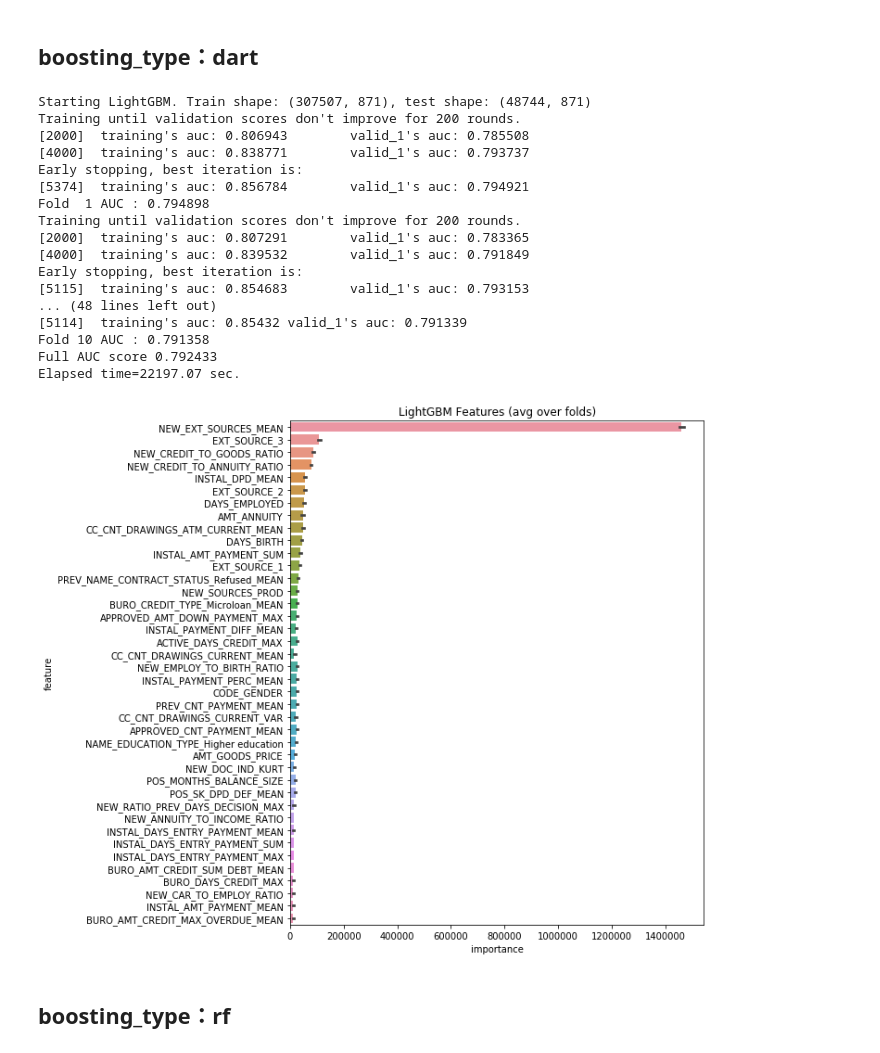
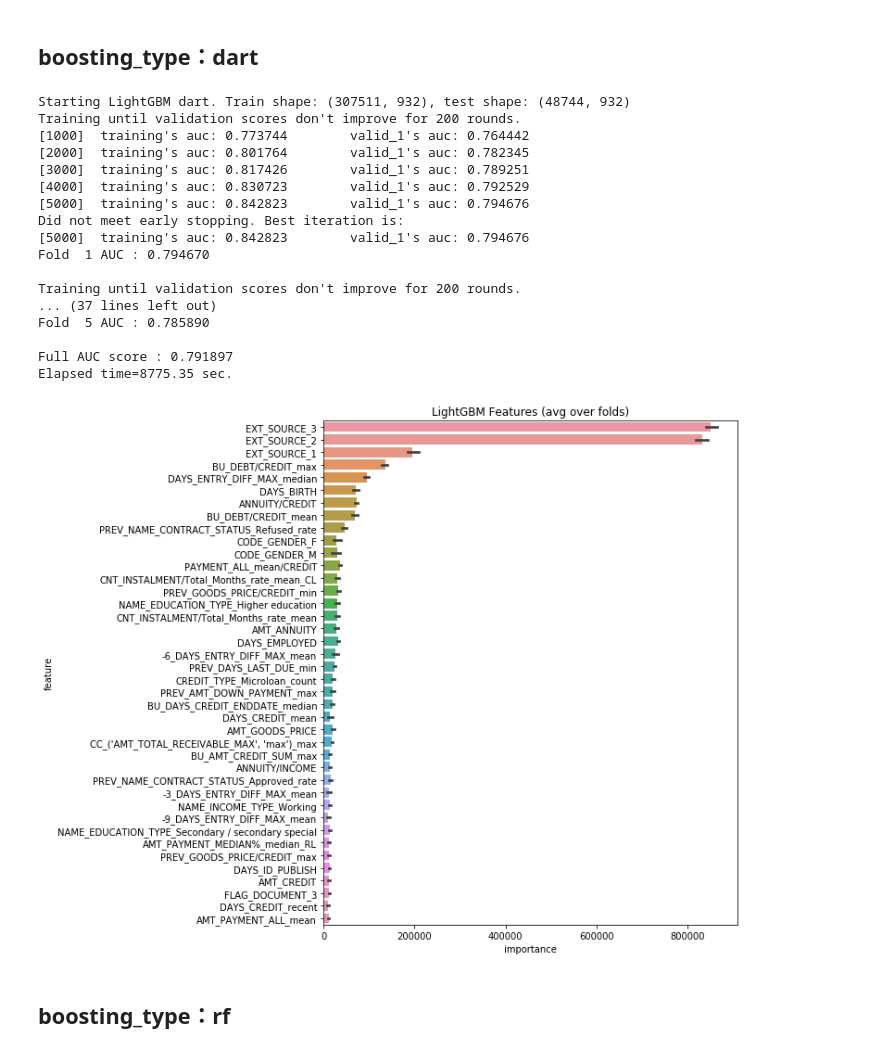
Before and after one commit to stansuo/BDSE12-Group3, a Jupyter notebook: notebooks/homecdt_model/bear_Final_model.ipynb, the cells around one changed output. Saved outputs shown, nothing was run; the diff lists cells and outputs as text; code cells hidden in the pictures.

```diff
--- a/notebooks/homecdt_model/bear_Final_model.ipynb
+++ b/notebooks/homecdt_model/bear_Final_model.ipynb
@@ -18,0 +27,2 @@ import csv
+# %%
+test_df = pd.read_csv('../../datasets/homeCredit/BDSE12_03G_HomeCredit_V2.csv')
@@ -19,18 +43,15 @@ import csv
+# %%
+test_df, categorical_feats, encoder_dict = process_dataframe(input_df=test_df)
 # %%
-final_df = pd.read_csv('../../datasets/homeCredit/final_train_test.csv')
+#final_df = pd.read_csv('../../datasets/homeCredit/final_train_test.csv')
 # %% [markdown]
 # LightGBM 模型
 # %%
-def timer(title):
-    t0 = time.time()
-    yield
-    print("{} - done in {:.0f}s".format(title, time.time() - t0))
-
-def kfold_lightgbm(df, num_folds = 5, stratified = True, debug= False):
+def kfold_lightgbm(df, num_folds = 5, stratified = True, debug= False, modeltype = 'goss', epoch = 2000):
     # Divide in training/validation and test data
     train_df = df[df['TARGET'].notnull()]
     test_df = df[df['TARGET'].isnull()]
-    print("Starting LightGBM goss. Train shape: {}, test shape: {}".format(train_df.shape, test_df.shape))
+    print("Starting LightGBM {}. Train shape: {}, test shape: {}".format(modeltype, train_df.shape, test_df.shape))
     del df
     gc.collect()
     # Cross validation model
@@ -55,20 +76,20 @@ def kfold_lightgbm(df, num_folds = 5, stratified = True, debug= False):
         # LightGBM parameters found by Bayesian optimization
         params = {
             'objective': 'binary',
-            'boosting_type': 'goss',
+            'boosting_type': modeltype,
             'nthread': 5,
-            'learning_rate': 0.02,  # 02,
+            'learning_rate': 0.013803211212539657,  # 0.02,
             'num_leaves': 20, #20,33
             'colsample_bytree': 0.9497036,
-            'subsample': 0.8715623,
+            'subsample': 0.5381263969882377, #0.8715623,
             'subsample_freq': 0,
             'max_depth': 8, #8,7
-            'reg_alpha': 0.041545473,
-            'reg_lambda': 0.0735294,
-            'min_split_gain': 0.0222415,
-            'min_child_weight': 60, # 60,39
-            'seed': 0,
-            'verbose': 2000,
+            'reg_alpha': 0.6618734111073816, #0.041545473,
+            'reg_lambda': 0.320433363007782, #0.0735294,
+            'min_split_gain': 0.07276947619457204,#0.0222415
+            'min_child_weight': 57.725650927715265, # 60,39
+            'seed': 564,
+            'verbose': 1000,
             'metric': 'auc',
 #             'device' : 'gpu',
 #             'gpu_platform_id': 0,
@@ -78,10 +99,10 @@ def kfold_lightgbm(df, num_folds = 5, stratified = True, debug= False):
         clf = lgb.train(
             params=params,
             train_set=dtrain,
-            num_boost_round=10000,
+            num_boost_round=epoch,
             valid_sets=[dtrain, dvalid],
             early_stopping_rounds=200,
-            verbose_eval=2000
+            verbose_eval=1000
         )
 
         oof_preds[valid_idx] = clf.predict(dvalid.data)
@@ -92,11 +113,12 @@ def kfold_lightgbm(df, num_folds = 5, stratified = True, debug= False):
         fold_importance_df["importance"] = clf.feature_importance(importance_type='gain')
         fold_importance_df["fold"] = n_fold + 1
         feature_importance_df = pd.concat([feature_importance_df, fold_importance_df], axis=0)
-        print('Fold %2d AUC : %.6f' % (n_fold + 1, roc_auc_score(dvalid.label, oof_preds[valid_idx])))
+        print('Fold {:2d} AUC : {:.6f}'.format(n_fold + 1, roc_auc_score(dvalid.label, oof_preds[valid_idx])))
+        print()
         del clf, dtrain, dvalid
         gc.collect()
 
-    print('Full AUC score %.6f' % roc_auc_score(train_df['TARGET'], oof_preds))
+    print('Full AUC score : {:.6f}'.format(roc_auc_score(train_df['TARGET'], oof_preds)))
     # Write submission file and plot feature importance
     if not debug:
         sub_df = test_df[['SK_ID_CURR']].copy()
@@ -168,27 +213,27 @@ Elapsed time=2847.13 sec.
 ## boosting_type：dart
 # %%
 init_time = time.time()
-kfold_lightgbm(final_df,10)
+kfold_lightgbm(final_df, 5, modeltype = 'dart', epoch = 5000)
 print("Elapsed time={:5.2f} sec.".format(time.time() - init_time))
 # %% [output]
-Starting LightGBM. Train shape: (307507, 871), test shape: (48744, 871)
+Starting LightGBM dart. Train shape: (307511, 932), test shape: (48744, 932)
 Training until validation scores don't improve for 200 rounds.
-[2000]  training's auc: 0.806943        valid_1's auc: 0.785508
-[4000]  training's auc: 0.838771        valid_1's auc: 0.793737
-Early stopping, best iteration is:
-[5374]  training's auc: 0.856784        valid_1's auc: 0.794921
-Fold  1 AUC : 0.794898
+[1000]  training's auc: 0.773744        valid_1's auc: 0.764442
+[2000]  training's auc: 0.801764        valid_1's auc: 0.782345
+[3000]  training's auc: 0.817426        valid_1's auc: 0.789251
+[4000]  training's auc: 0.830723        valid_1's auc: 0.792529
+[5000]  training's auc: 0.842823        valid_1's auc: 0.794676
+Did not meet early stopping. Best iteration is:
+[5000]  training's auc: 0.842823        valid_1's auc: 0.794676
+Fold  1 AUC : 0.794670
+
 Training until validation scores don't improve for 200 rounds.
-[2000]  training's auc: 0.807291        valid_1's auc: 0.783365
-[4000]  training's auc: 0.839532        valid_1's auc: 0.791849
-Early stopping, best iteration is:
-[5115]  training's auc: 0.854683        valid_1's auc: 0.793153
-... (48 lines left out)
-[5114]  training's auc: 0.85432 valid_1's auc: 0.791339
-Fold 10 AUC : 0.791358
-Full AUC score 0.792433
-Elapsed time=22197.07 sec.
+... (37 lines left out)
+Fold  5 AUC : 0.785890
+
+Full AUC score : 0.791897
+Elapsed time=8775.35 sec.
-[figure, old version]
+[figure, new version]
 # %% [markdown]
 ## boosting_type：rf
 # %%
```
Also changed, not shown: parts of 9 cells of this notebook, 4 other files.
